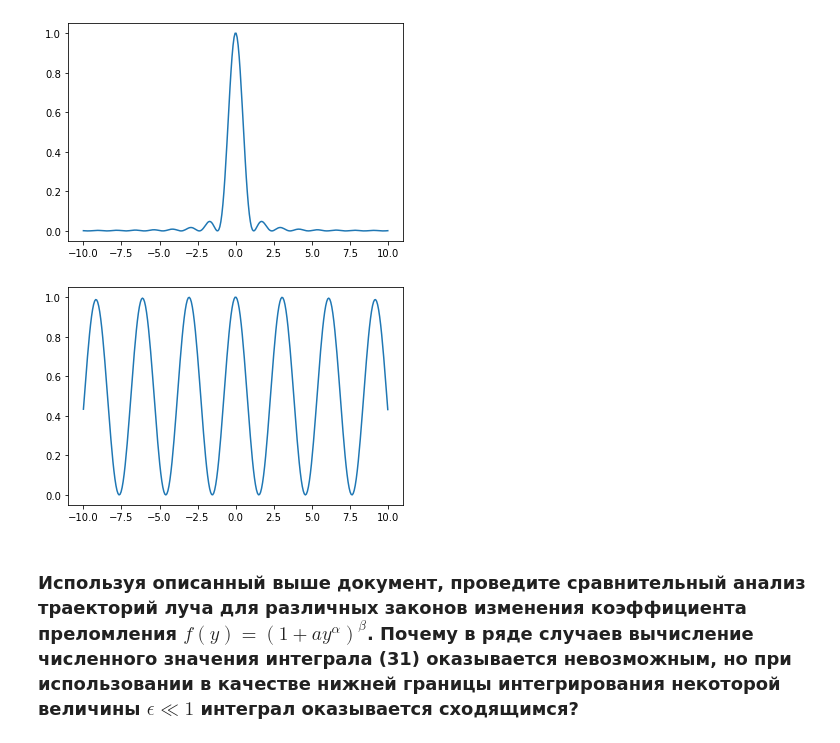
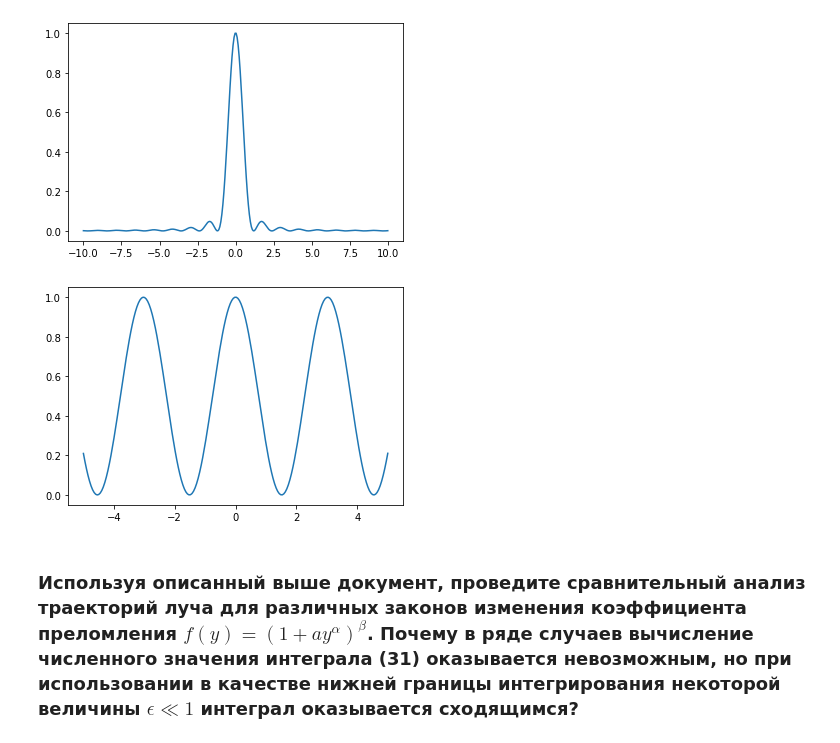
Before and after one commit to droidroot1995/DAFE_Python_914, a Jupyter notebook: German Gritsay/Hw_waves_and_optics.ipynb, the cells around one changed output. Drawn from its saved outputs; the diff is of its cells as text; code cells hidden in the pictures.

```diff
--- a/German Gritsay/Hw_waves_and_optics.ipynb
+++ b/German Gritsay/Hw_waves_and_optics.ipynb
@@ -250,41 +250,41 @@ one_gap(Lm = 50)
 [figure]
 [figure]
 # %%
-N = 40
+N = 20
 A = [1 for i in range(N)]
 Lambda = 5e-4
 
 R = np.zeros((N, 3))
 for i in range(round(N/2)):
     R[:, 2][i] = -0.05 - N/4 * 0.0001 + i * 0.0001
 
 for i in range(round(N/2), N):
     R[:, 2][i] = 0.05 + N/4 *0.0001 - i * 0.0001
 R = R.T
 
-Np = 300
-z_min = -10
-z_max = 10
+Np = 200
+z_min = -5
+z_max = 5
 
 z = np.zeros(Np, dtype=np.float64)
 
 for i in range(Np):
     z[i] = z_min + (z_max - z_min)/(Np - 1)*(i)
 
 L = 600
 Nb = 3
 I1 = np.zeros(Np, dtype=np.float64)
 
 for i in range(Np):
     r = np.array([0, L, z[i]]).T
-    I1[i] = Intensity1(Lambda, N, A, R, r, Nb)
+    I1[i] = Intensity1(Lambda, N, A, R, r, Nb) + Intensity1(Lambda, N, A, R, r, Nb)
 
 I1max = np.amax(I1)
 fig8 = plt.figure()
 ax8 = fig8.add_subplot(111)
 p8 = ax8.plot(z, I1/I1max)
 # %% [output]
-[figure, old version]
+[figure, new version]
 # %% [markdown]
 ### Используя описанный выше документ, проведите сравнительный анализ траекторий луча для различных законов изменения коэффициента преломления $f (y) = (1 + ay^α)^β$. Почему в ряде случаев вычисление численного значения интеграла (31) оказывается невозможным, но при использовании в качестве нижней границы интегрирования некоторой величины $ϵ ≪ 1$ интеграл оказывается сходящимся?
 # %%
```
